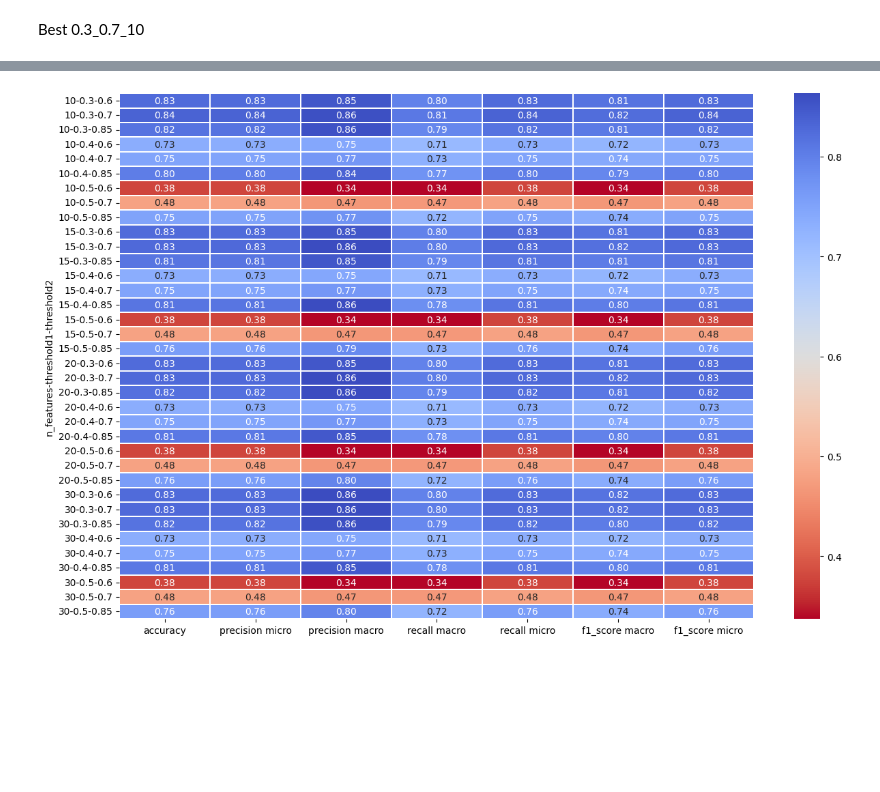
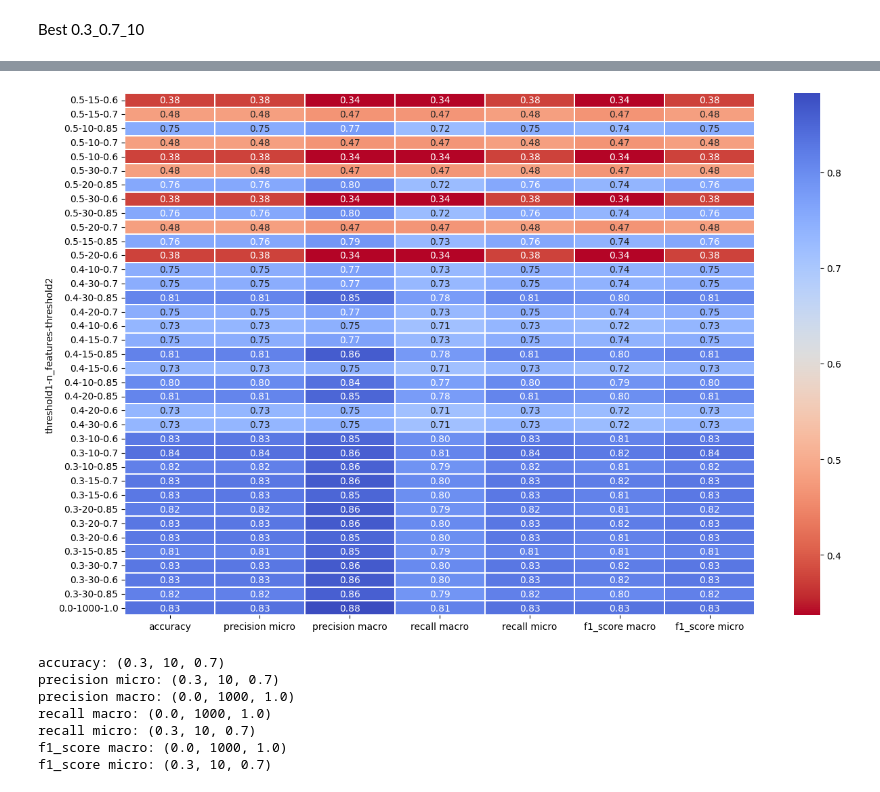
Before and after one commit to DavideLigari01/advanced-biomedical-project, a Jupyter notebook: notebooks/feature_analysis/thresholds_selection.ipynb, the cells around one changed output, grey strips where cells are left out. Drawn from its saved outputs; the diff is of its cells as text; code cells hidden in the pictures; blank space fills up the shorter version.

```diff
--- a/notebooks/feature_analysis/thresholds_selection.ipynb
+++ b/notebooks/feature_analysis/thresholds_selection.ipynb
@@ -120,10 +164,30 @@ n_features: 10, threshold1: 0.4, threshold2: 0.85
 # %%
-results_df=pd.read_csv("results.csv")
+results_df = pd.read_csv("results.csv")
 results_df.drop(columns=["recall weighted"], inplace=True)
-results_df.set_index(["n_features", "threshold1", "threshold2"], inplace=True)
+results_df.sort_values("threshold1", ascending=False, inplace=True)
+results_df.set_index(["threshold1", "n_features", "threshold2"], inplace=True)
 
 plt.figure(figsize=(15, 10))
-sns.heatmap(results_df, annot=True, fmt=".2f", cmap="coolwarm_r",linewidths=0.05, cbar=True,)
+sns.heatmap(
+    results_df,
+    annot=True,
+    fmt=".2f",
+    cmap="coolwarm_r",
+    linewidths=0.05,
+    cbar=True,
+)
 plt.show()
 # %% [output]
-[figure, old version]
+[figure, new version]
+# %%
+best = {}
+for column in results_df.columns:
+    print(f"{column}: {results_df[column].idxmax()}")
+# %% [output]
+accuracy: (0.3, 10, 0.7)
+precision micro: (0.3, 10, 0.7)
+precision macro: (0.0, 1000, 1.0)
+recall macro: (0.0, 1000, 1.0)
+recall micro: (0.3, 10, 0.7)
+f1_score macro: (0.0, 1000, 1.0)
+f1_score micro: (0.3, 10, 0.7)
```
Also changed, not shown: parts of 1 cell of this notebook, 3 other files.
